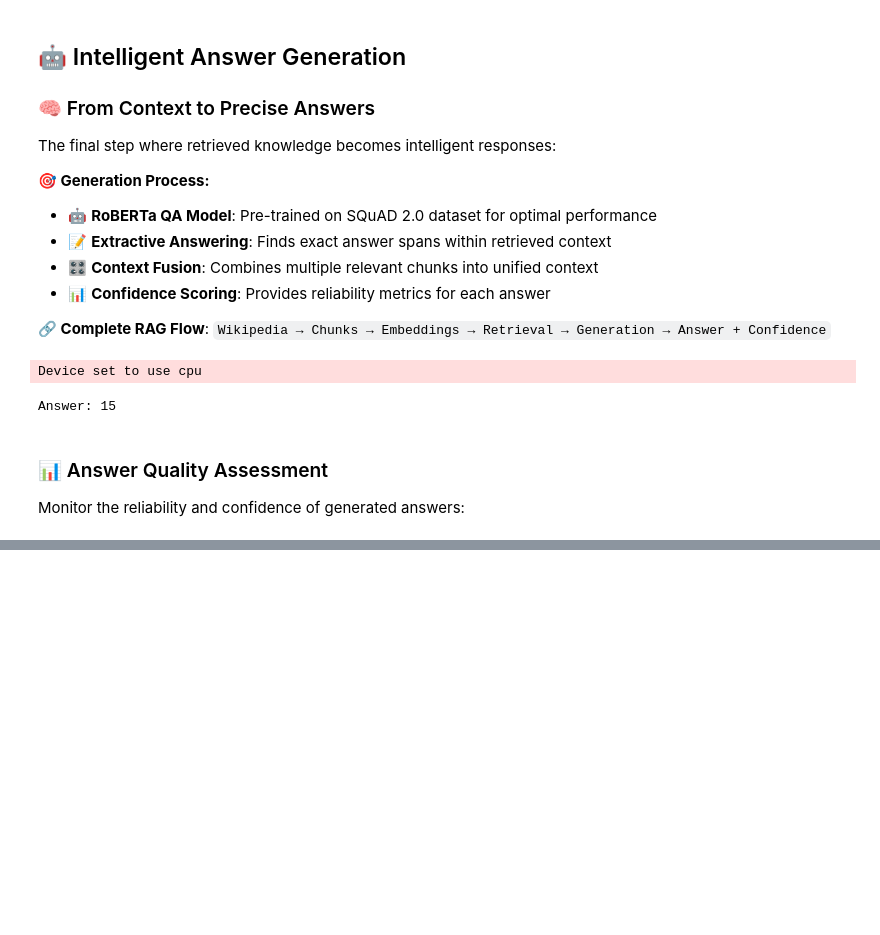
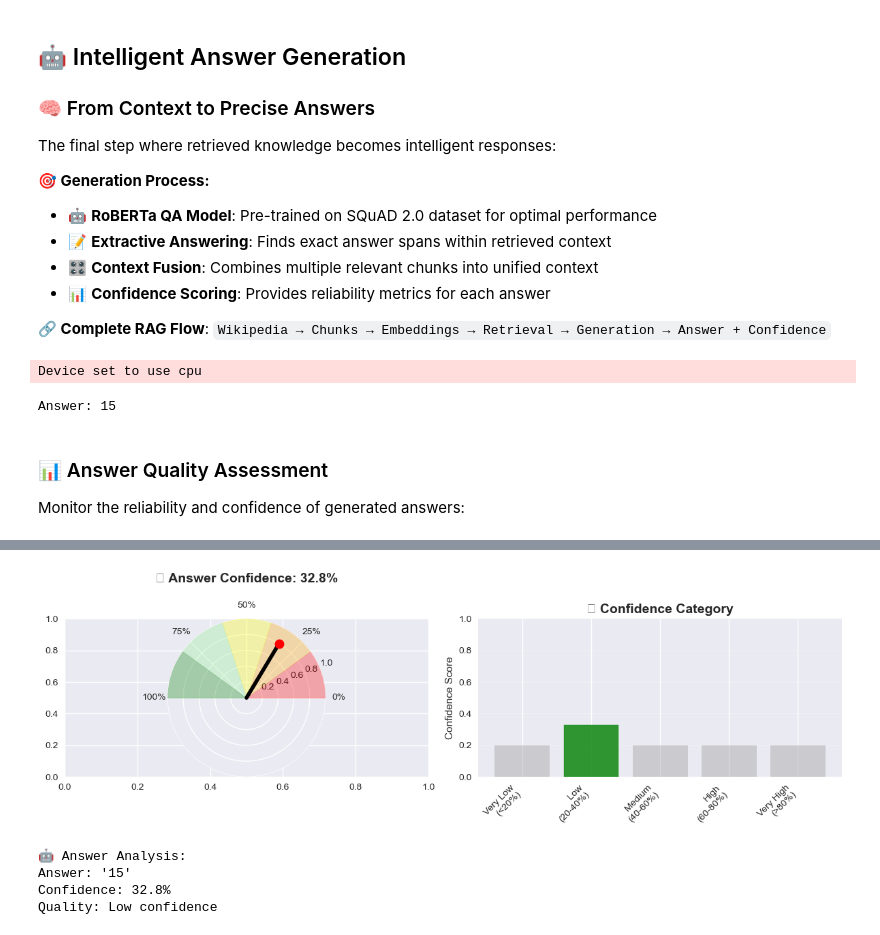
Before and after one commit to Mehardeep79/RAG-Pipeline-LLM, a Jupyter notebook: RAG_Pipeline_LLM.ipynb, the cells around one changed output, grey strips where cells are left out. Saved outputs shown, nothing was run; the diff lists cells and outputs as text; code cells hidden in the pictures; blank space fills up the shorter version.

```diff
--- a/RAG_Pipeline_LLM.ipynb
+++ b/RAG_Pipeline_LLM.ipynb
@@ -231,0 +318,63 @@ Confidence Score: 0.3357 (33.6%)
+# %%
+# 3. Answer Confidence Visualization
+confidence = answer['score']
+
+# Create a gauge-style confidence meter
+fig, (ax1, ax2) = plt.subplots(1, 2, figsize=(12, 4))
+
+# Confidence gauge
+theta = np.linspace(0, np.pi, 100)
+r = np.ones_like(theta)
+
+# Color zones for confidence levels
+colors = ['red', 'orange', 'yellow', 'lightgreen', 'green']
+zones = [0, 0.2, 0.4, 0.6, 0.8, 1.0]
+
+ax1 = plt.subplot(121, projection='polar')
+for i in range(len(zones)-1):
+    start_angle = zones[i] * np.pi
+    end_angle = zones[i+1] * np.pi
+    theta_zone = np.linspace(start_angle, end_angle, 20)
+    ax1.fill_between(theta_zone, 0, 1, color=colors[i], alpha=0.3)
+
+# Add confidence needle
+confidence_angle = confidence * np.pi
+ax1.plot([confidence_angle, confidence_angle], [0, 0.8], 'black', linewidth=4)
+ax1.plot(confidence_angle, 0.8, 'ro', markersize=10)
+
+ax1.set_ylim(0, 1)
+ax1.set_title(f'🎯 Answer Confidence: {confidence:.1%}', fontsize=14, fontweight='bold', pad=20)
+ax1.set_xticks([0, np.pi/4, np.pi/2, 3*np.pi/4, np.pi])
+ax1.set_xticklabels(['0%', '25%', '50%', '75%', '100%'])
+ax1.grid(True)
+
+# Simple bar chart showing confidence score
+ax2 = plt.subplot(122)
+confidence_levels = ['Very Low\n(<20%)', 'Low\n(20-40%)', 'Medium\n(40-60%)', 'High\n(60-80%)', 'Very High\n(>80%)']
+current_level = min(int(confidence * 5), 4)
+
+bars = ax2.bar(range(5), [0.2, 0.2, 0.2, 0.2, 0.2], alpha=0.3, color='gray')
+bars[current_level].set_color('green')
+bars[current_level].set_alpha(0.8)
+bars[current_level].set_height(confidence if confidence <= 1 else 1)
+
+ax2.set_ylim(0, 1)
+ax2.set_ylabel('Confidence Score')
+ax2.set_title('📊 Confidence Category', fontsize=14, fontweight='bold')
+ax2.set_xticks(range(5))
+ax2.set_xticklabels(confidence_levels, rotation=45, ha='right')
+ax2.grid(True, alpha=0.3, axis='y')
+
+plt.tight_layout()
+plt.show()
+
+print(f"🤖 Answer Analysis:")
+print(f"Answer: '{answer['answer']}'")
+print(f"Confidence: {confidence:.1%}")
+print(f"Quality: {confidence_levels[current_level].split()[0]} confidence")
+# %% [output]
+[figure, added]
+🤖 Answer Analysis:
+Answer: '15'
+Confidence: 32.8%
+Quality: Low confidence
```
Also changed, not shown: parts of 7 cells of this notebook.
